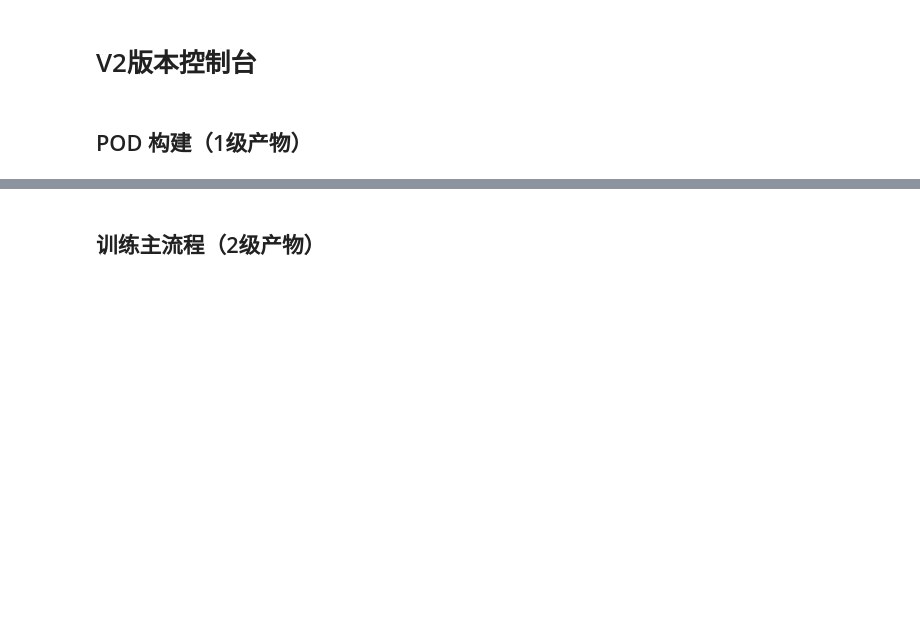
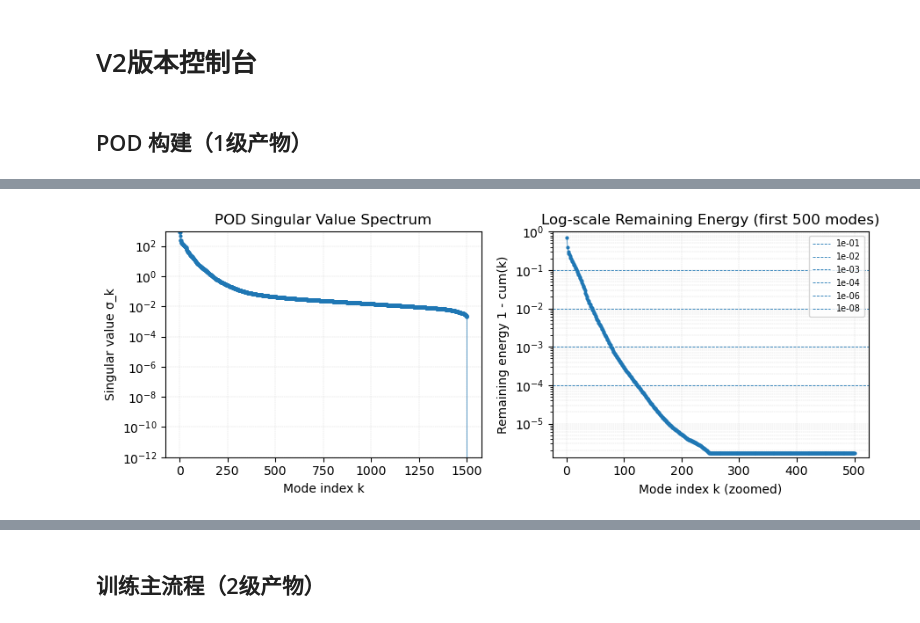
Before and after one commit to Flyingfish812/Ena, a Jupyter notebook: console.ipynb, the cells around one changed output, grey strips where cells are left out. Saved outputs shown, nothing was run; the diff lists cells and outputs as text; code cells hidden in the pictures; blank space fills up the shorter version.

```diff
--- a/console.ipynb
+++ b/console.ipynb
@@ -7,6 +7,7 @@
 # %% [markdown]
 ## POD 构建（1级产物）
 # %%
+from pathlib import Path
 from backend.pipelines.pod import (
     quick_build_pod,
     quick_build_pod_rdb_h5,
@@ -17,6 +18,8 @@ datasets = [
     {
         "name": "cylinder2d.nc",
         "builder": quick_build_pod,
+        "raw_shape": (1501, 80, 640, 2),
+        "selection_note": "full dataset",
         "kwargs": dict(
             nc_path="data/cylinder2d.nc",
             save_dir="artifacts/pod/cylinder2d",
@@ -27,34 +30,38 @@ datasets = [
             enable_basis_spectrum=True,
             scale_channel_reduce="l2",
             verbose=True,
-            plot=False,
+            plot=True,
         ),
     },
     {
         "name": "2D_rdb_NA_NA.h5",
         "builder": quick_build_pod_rdb_h5,
+        "raw_shape": (1000, 101, 128, 128, 1),
+        "selection_note": "sample 50 groups x 10 frames/group -> T=500",
         "kwargs": dict(
             h5_path="data/2D_rdb_NA_NA.h5",
             save_dir="artifacts/pod/rdb_h5",
-            r=128,
+            r=512,
             group_count=50,
-            frames_per_group=10,
+            frames_per_group=50,
             dx=1.0,
             dy=1.0,
             enable_scale_analysis=True,
             enable_basis_spectrum=False,
             scale_channel_reduce="l2",
             verbose=True,
-            plot=False,
+            plot=True,
         ),
     },
     {
         "name": "sst_weekly.mat",
         "builder": quick_build_pod_sst_mat,
+        "raw_shape": (1914, 64800),
+        "selection_note": "reshape to [T, 180, 360, 1], keep first 64 frames",
         "kwargs": dict(
             mat_path="data/sst_weekly.mat",
             save_dir="artifacts/pod/sst_weekly",
-            r=64,
+            r=128,
             max_frames=64,
             fill_nan="per_frame_mean",
             reshape_mode="360x180_rot90",
@@ -64,15 +71,77 @@ datasets = [
             enable_basis_spectrum=False,
             scale_channel_reduce="l2",
             verbose=True,
-            plot=False,
+            plot=True,
         ),
     },
 ]
 
+def _selection_summary(meta: dict) -> str:
+    data_cfg = meta.get("data_cfg", {})
+    source = str(meta.get("source", ""))
+    if source in ("h5_rdb", "rdb_h5", "h5"):
+        return (
+            "subset: "
+            f"group_start={data_cfg.get('h5_rdb_group_start')}, "
+            f"group_step={data_cfg.get('h5_rdb_group_step')}, "
+            f"group_count={data_cfg.get('h5_rdb_group_count')}, "
+            f"frames_per_group={data_cfg.get('h5_rdb_frames_per_group')}, "
+            f"sampling={data_cfg.get('h5_rdb_frame_sampling')}"
+        )
+    if source in ("mat_sst", "sst_mat", "mat"):
+        return (
+            "subset: "
+            f"max_frames={data_cfg.get('sst_max_frames')}, "
+            f"fill_nan={data_cfg.get('sst_fill_nan')}, "
+            f"reshape={data_cfg.get('sst_reshape')}"
+        )
+    return "subset: full dataset"
+
 results = {}
 for item in datasets:
-    print(f"\n=== Build POD: {item['name']} ===")
+    print("\n" + "=" * 88)
+    print(f"=== Build POD + visualize: {item['name']} ===")
+    print(f"raw shape      : {item['raw_shape']}")
+    print(f"selection note : {item['selection_note']}")
+
     res = item["builder"](**item["kwargs"])
     results[item["name"]] = res
-    print("r_used =", res["r_used"] if "r_used" in res else res.get("meta", {}).get("r_used"))
-    print("save_dir =", res.get("save_dir"))
+
+    meta = res.get("meta", {})
+    gallery = res.get("recon_gallery", {})
+    fig_paths = res.get("fig_paths", [])
+
+    print(f"r_used         : {res.get('r_used', meta.get('r_used'))}")
+    print(f"save_dir       : {res.get('save_dir')}")
+    print(f"source         : {meta.get('source_desc', 'n/a')}")
+    print(_selection_summary(meta))
+    print(f"fig count      : {len(fig_paths)}")
+    print(f"visualize_dir  : {res.get('visualize_dir', Path(res['save_dir']) / 'visualize')}")
+
+    frame_indices = gallery.get("frame_indices", [])
+    if frame_indices:
+        print(f"gallery frames : {frame_indices}")
+
+    frame_records = gallery.get("frames", [])
+    if frame_records:
+        nmse_pct = [float(rec["nmse_percent"]) for rec in frame_records]
+        print(
+            "NMSE% stats    : "
+            f"min={min(nmse_pct):.6f}, "
+            f"max={max(nmse_pct):.6f}, "
+            f"mean={sum(nmse_pct) / len(nmse_pct):.6f}"
+        )
+        print("first gallery  :", frame_records[0]["path"])
+
+print("\n=== L1 POD runs finished ===")
+{
+    name: {
+        "r_used": res.get("r_used", res.get("meta", {}).get("r_used")),
+        "save_dir": res.get("save_dir"),
+        "visualize_dir": res.get("visualize_dir"),
+        "gallery_frames": res.get("recon_gallery", {}).get("frame_indices", []),
+        "fig_count": len(res.get("fig_paths", [])),
+    }
+    for name, res in results.items()
+}
+# %% [output]
@@ -78,0 +182 @@ for item in datasets:
+[figure, added]
```
Also changed, not shown: parts of 4 cells of this notebook, 19 other files.
